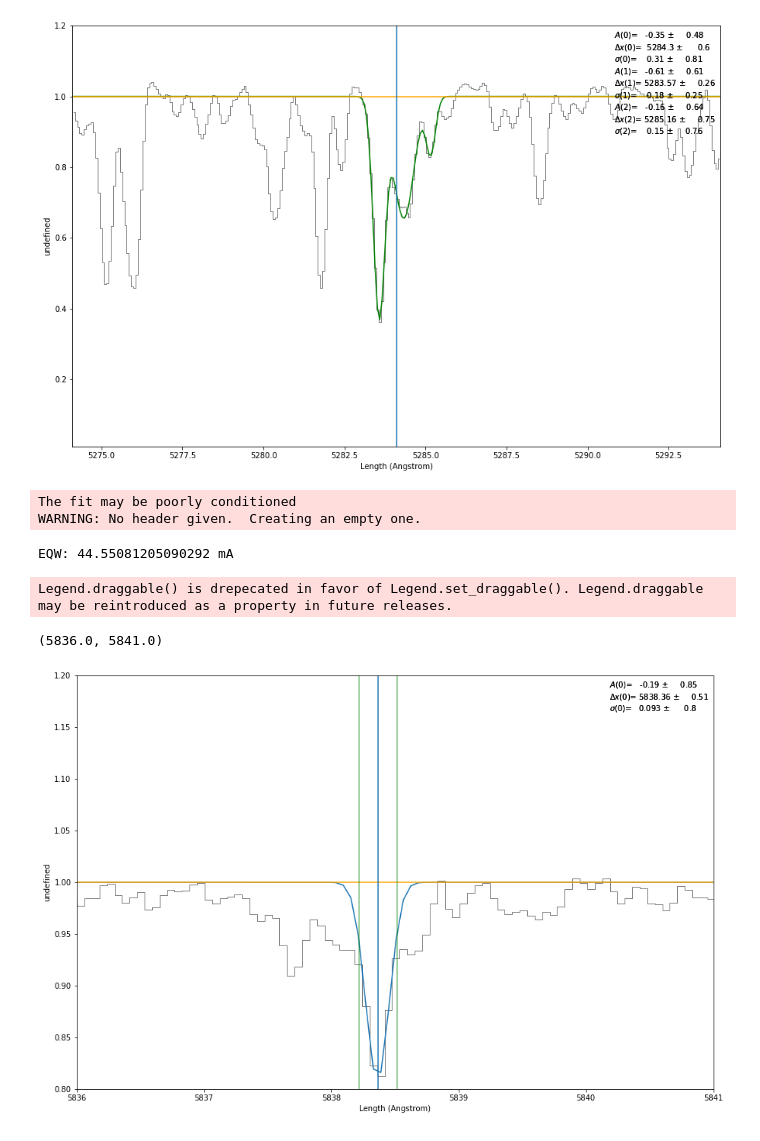
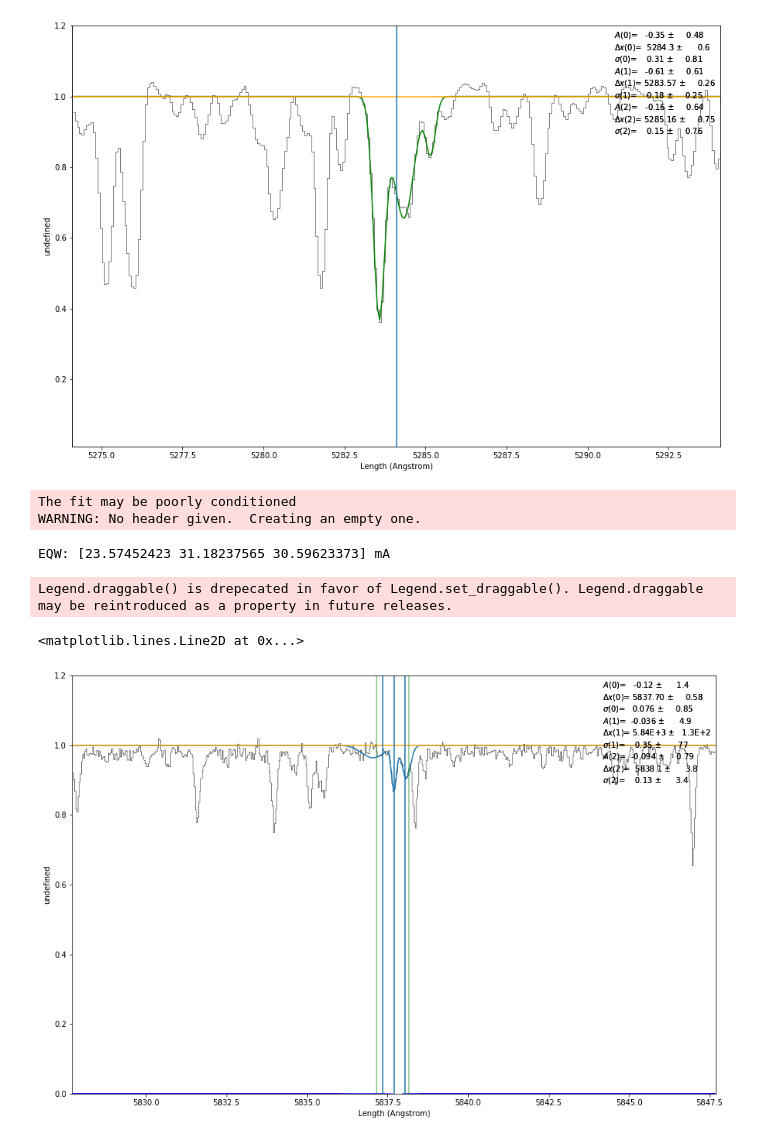
Before and after one commit to jkcarlberg/redgiant_planethosts, a Jupyter notebook: pyspeckit_test.ipynb, the cells around one changed output. Cells and saved outputs as stored; diff of their text form; code cells hidden in the pictures.

```diff
--- a/pyspeckit_test.ipynb
+++ b/pyspeckit_test.ipynb
@@ -172,15 +172,16 @@ EQW: [ 269.0997721   274.04088396   58.3829396 ] mA
 (0.01, 1.2)
 [figure]
 # %%
-s_hdu = fits.open("data/ew_known/tame_inputs/ngc2204_4115red_oned_06jan14_wavsoln.fits")
+s_hdu = fits.open("data/ew_known/tame_inputs/col110_4260red_oned_26jan14_wavsoln.fits")
+
 #s_hdu = fits.open("data/ew_known/tame_inputs/ngc6583_10red_oned_slit05_jun14_wavsoln.fits")
 fig = plt.figure(figsize=(15,10))
 
 
-left = 0.15
-right=0.15
+left = 0.55
+right=0.45
 
-line_cen = 5838.37
+line_cen = 5837.70
 width = 10
 lim_l = line_cen - width
 lim_r = line_cen + width
@@ -191,40 +192,42 @@ s_flux = s_data['FLUX']
 #smoothed_flux = convolve(s_flux, Box1DKernel(5))
 smoothed_flux = s_flux
 s_flux = smoothed_flux
 s_wav = s_data['WAVEL']
 
 wav_mask = (s_wav > lim_l) & (s_wav < lim_r)
 s_flux = s_flux[wav_mask]
 s_wav = s_wav[wav_mask]
 yfit, norm, pts = c_normalize(s_flux, s_wav, median_replace=False, cheby=True, low_cut = 0.99)
 
 sp = pyspeckit.Spectrum(data=norm, xarr=s_wav * u.AA)
 sp.plotter(figure = fig, xmin=lim_l, xmax=lim_r, ymin=0, ymax=1.2)
 
 #Get around pyspeckits reliance on a generated baseline and just generate basespec as a ones array (continuum is always one in normalized case)
 #sp.baseline(order=0, subtract=False, highlight_fitregion=False)
 sp.baseline.basespec = np.ones(len(s_wav))
-sp.specfit(fittype='gaussian', guesses = [-0.3, line_cen, 0.15], exclude= [0,line_cen-left, line_cen+right, line_cen+5000], show_components=True)
+sp.specfit(fittype='gaussian', guesses = [-0.3, line_cen, 0.15, -0.1, line_cen - 0.37, 0.15, -0.2, line_cen+0.395, 0.15], exclude= [0,line_cen-left, line_cen+right, line_cen+5000], show_components=True)
 model = sp.specfit.get_model_frompars(s_wav, sp.specfit.parinfo)
 plt.plot(s_wav,model + 1)
 #plt.plot(s_wav,model1 + 1)
-EQW = sp.specfit.EQW(plot=False, continuum = 1.0, continuum_as_baseline=False,xmin=0, xmax = len(norm), components=False)
+EQW = sp.specfit.EQW(plot=False, continuum = 1.0, continuum_as_baseline=False,xmin=0, xmax = len(norm), components=True)
 print("EQW:", np.array(EQW)*1000*u.mA)
 plt.axhline(1, color = 'orange')
 plt.axvline(line_cen)
+plt.axvline(line_cen -0.35)
+plt.axvline(line_cen+0.35)
 plt.axvline(line_cen +right, color='g',alpha=0.5)
 plt.axvline(line_cen-left, color='g',alpha=0.5)
 #plt.plot(s_wav, yfit)
-plt.ylim(0.8,1.2)
-plt.xlim(5836.0, 5841.0)
+#plt.ylim(0.8,1.2)
+#plt.xlim(5836.0, 5841.0)
 #sp.plotter.savefig('basic_plot_example_withfit.png')
 # %% [output]
 The fit may be poorly conditioned
 WARNING: No header given.  Creating an empty one.
-EQW: 44.55081205090292 mA
+EQW: [23.57452423 31.18237565 30.59623373] mA
 Legend.draggable() is drepecated in favor of Legend.set_draggable(). Legend.draggable may be reintroduced as a property in future releases.
-(5836.0, 5841.0)
+<matplotlib.lines.Line2D at 0x...>
-[figure, old version]
+[figure, new version]
 # %%
 s_hdu = fits.open("data/ew_known/tame_inputs/col110_2119red_oned_26jan14_wavsoln.fits")
 #s_hdu = fits.open("data/ew_known/tame_inputs/ngc2506_3265red_oned_26jan14_wavsoln.fits")
```
Also changed, not shown: parts of 1 cell of this notebook.
